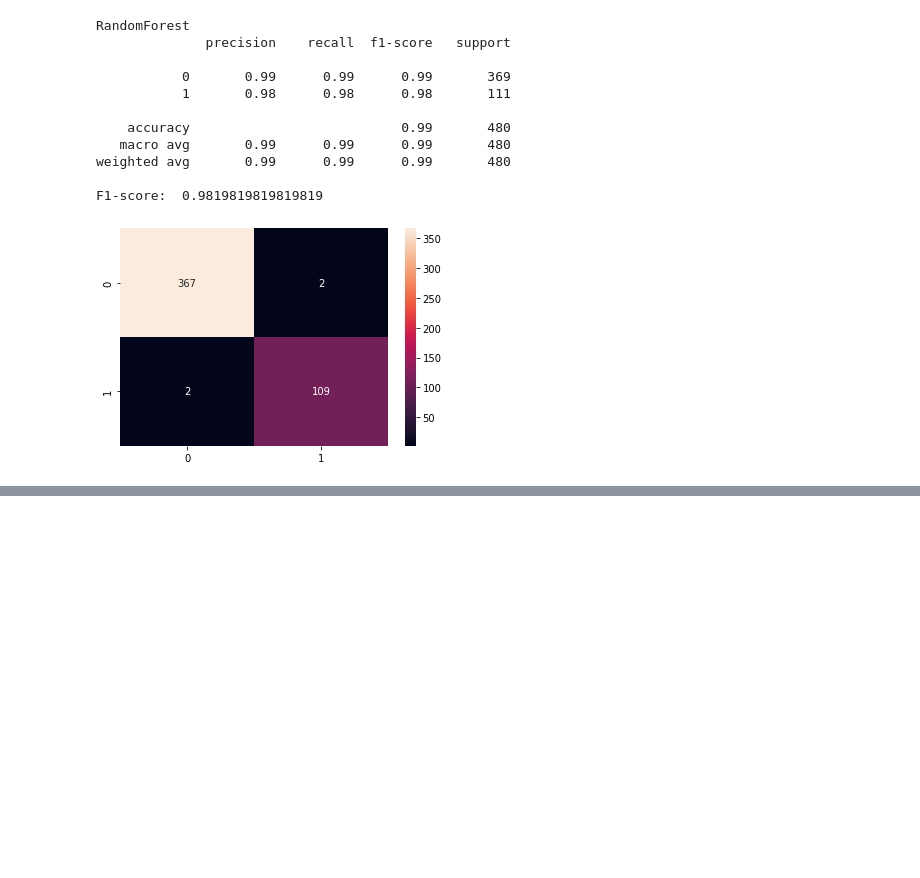
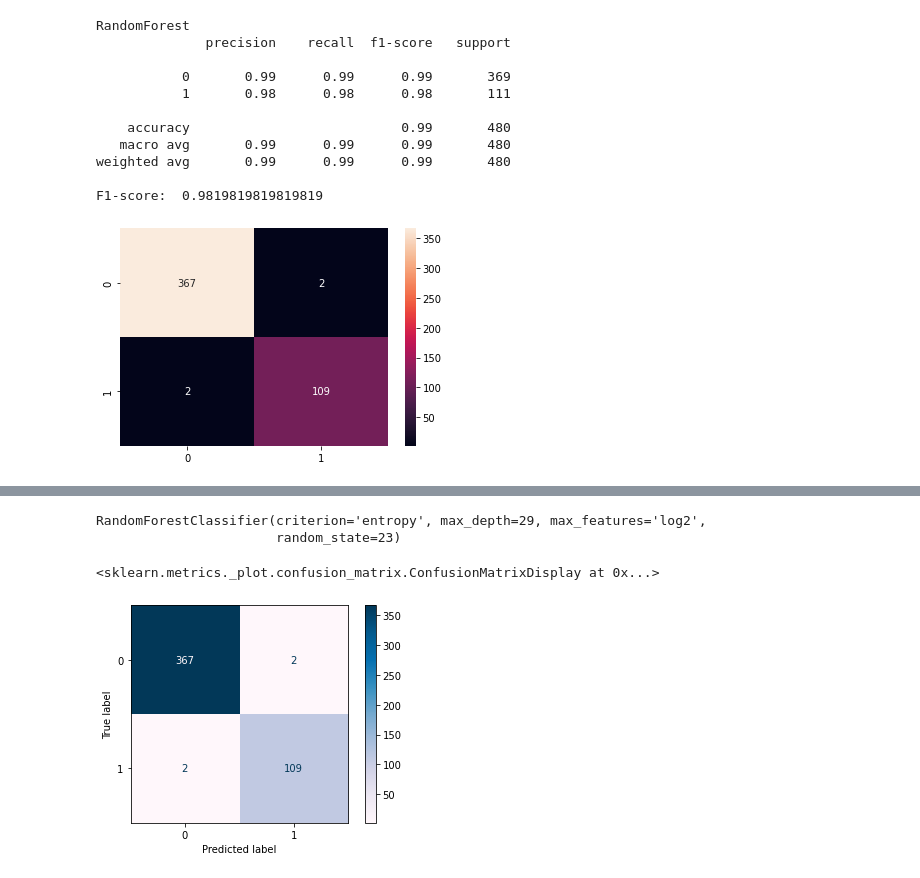
Before and after one commit to itsecd/ml-for-sec-lab1, a Jupyter notebook: Lab1_model.ipynb, the cells around one changed output, grey strips where cells are left out. Saved outputs shown, nothing was run; the diff lists cells and outputs as text; code cells hidden in the pictures; blank space fills up the shorter version.

Commit message:
add classifier, upd model and readme, lab is ready1

```diff
--- a/Lab1_model.ipynb
+++ b/Lab1_model.ipynb
@@ -109,0 +103,4 @@ F1-score:  0.9773755656108598
+# %%
+import multiprocessing
+n_jobs = multiprocessing.cpu_count()-1
+print(n_jobs)
@@ -109,0 +109,20 @@ F1-score:  0.9773755656108598
+# %%
+%%time
+parameters = {
+    'criterion': ['gini', 'entropy'],
+    'max_depth': [i for i in range(2, 40)],
+    'max_features': ['log2', 'sqrt'],
+    'random_state': [23],
+}
+b_search = BayesSearchCV(
+    estimator=RandomForestClassifier(),
+    scoring='precision',
+    search_spaces=parameters,
+    cv=3,
+    n_iter=120,
+    n_jobs=n_jobs
+)
+
+b_search.fit(X_train, y_train)
+print('Best parameters: ', b_search.best_params_)
+print("Best score: ", b_search.best_score_)
@@ -109,0 +134,6 @@ F1-score:  0.9773755656108598
+# %%
+model_best = b_search.best_estimator_
+print(model_best)
+# %% [output]
+RandomForestClassifier(criterion='entropy', max_depth=29, max_features='log2',
+                       random_state=23)
@@ -109,0 +143,8 @@ F1-score:  0.9773755656108598
+# %%
+predictions = model_best.predict(X_test)
+# %%
+conf_matrix = confusion_matrix(y_test, predictions)
+ConfusionMatrixDisplay(confusion_matrix=conf_matrix).plot(cmap='PuBu')
+# %% [output]
+<sklearn.metrics._plot.confusion_matrix.ConfusionMatrixDisplay at 0x...>
+[figure, added]
```
Also changed, not shown: parts of 19 cells of this notebook, 7 other files.
